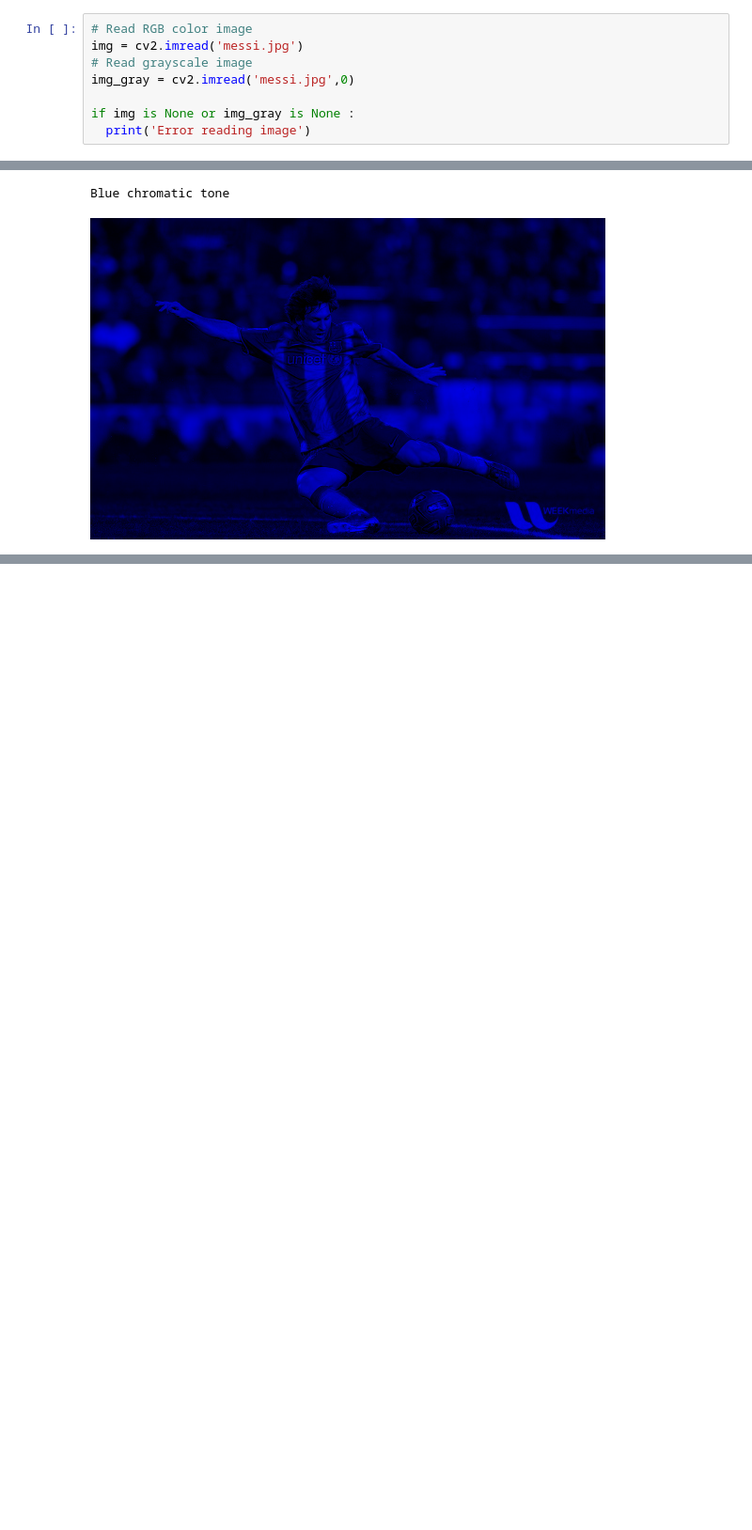
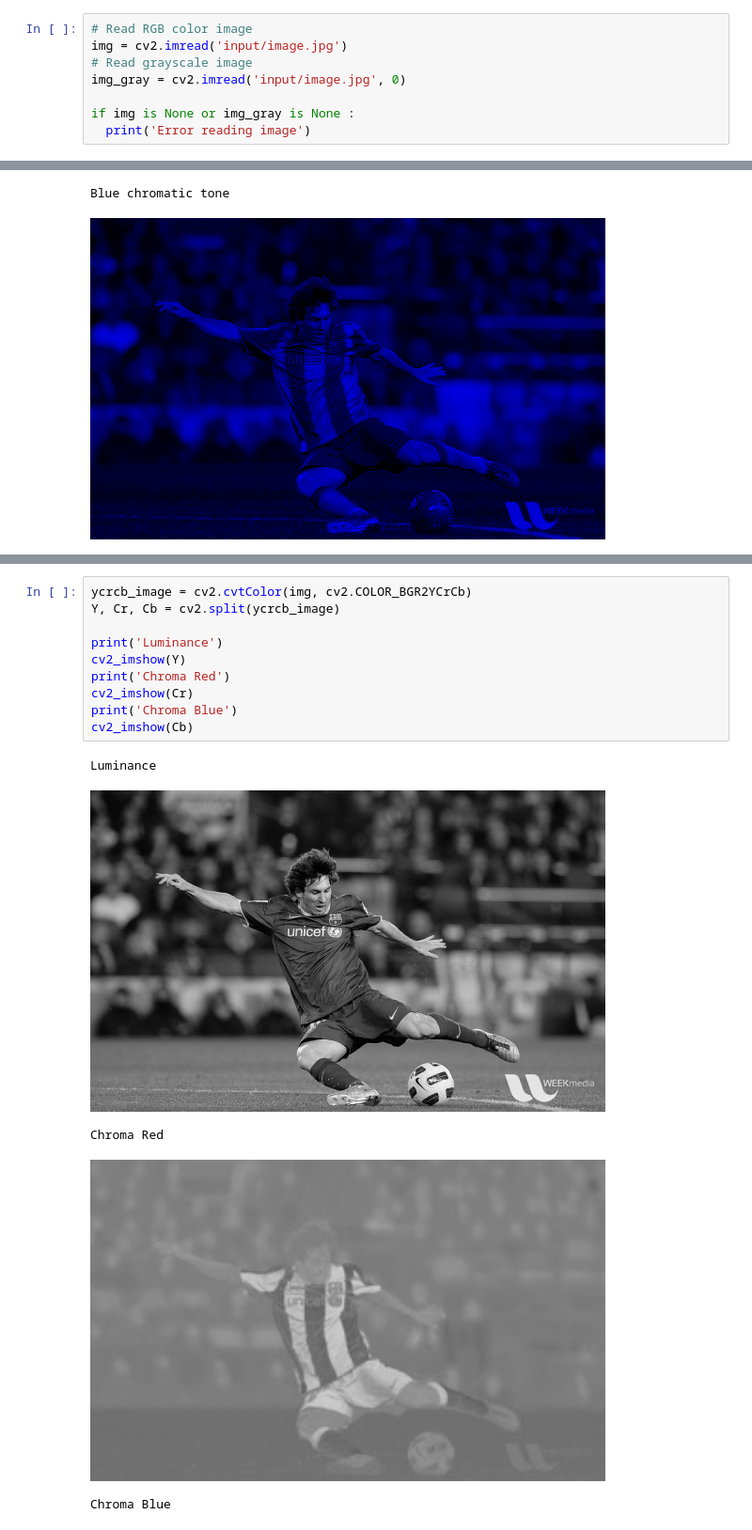
Before and after one commit to stefanosPanteli/EPL445, a Jupyter notebook: hw/hw1/hw1.ipynb, the cells around one changed output, grey strips where cells are left out. Shown at 94% size. Cells and saved outputs as stored; diff of their text form; blank space fills up the shorter version.

```diff
--- a/hw/hw1/hw1.ipynb
+++ b/hw/hw1/hw1.ipynb
@@ -85,9 +91,9 @@ def get_chromatic_tone(image: cv2.Mat, colour: Literal['r', 'g', 'b']) -> cv2.Ma
 # 1
 # %%
 # Read RGB color image
-img = cv2.imread('messi.jpg')
+img = cv2.imread('input/image.jpg')
 # Read grayscale image
-img_gray = cv2.imread('messi.jpg',0)
+img_gray = cv2.imread('input/image.jpg', 0)
 
 if img is None or img_gray is None :
   print('Error reading image')
@@ -139,0 +145,16 @@ True
+# %%
+ycrcb_image = cv2.cvtColor(img, cv2.COLOR_BGR2YCrCb)
+Y, Cr, Cb = cv2.split(ycrcb_image)
+
+print('Luminance')
+cv2_imshow(Y)
+print('Chroma Red')
+cv2_imshow(Cr)
+print('Chroma Blue')
+cv2_imshow(Cb)
+# %% [output]
+Luminance
+[figure, added]
+Chroma Red
+[figure, added]
+Chroma Blue
```
Also changed, not shown: parts of 32 cells of this notebook, 3 other files.
